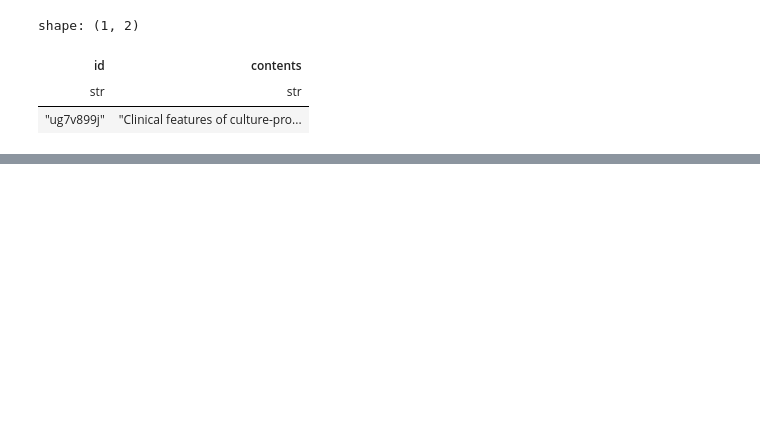
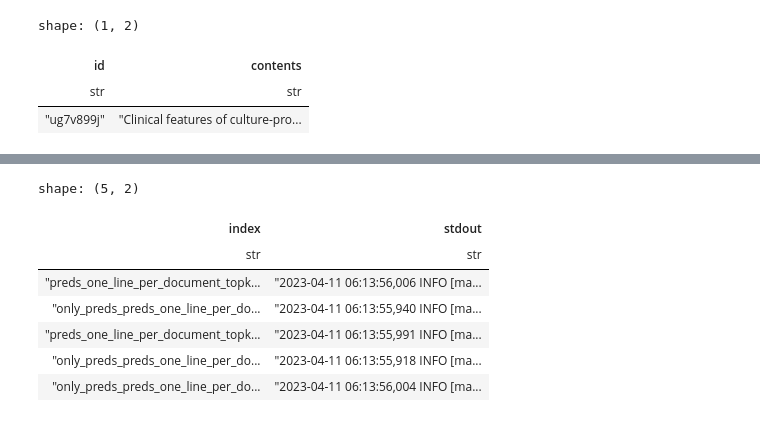
Before and after one commit to marcospiau/ia368-dd-dl4ir, a Jupyter notebook: aula05-doc2query/aula05_doc2query_indexing_eval.ipynb, the cells around one changed output, grey strips where cells are left out. Saved outputs shown, nothing was run; the diff lists cells and outputs as text; code cells hidden in the pictures; blank space fills up the shorter version.

```diff
--- a/aula05-doc2query/aula05_doc2query_indexing_eval.ipynb
+++ b/aula05-doc2query/aula05_doc2query_indexing_eval.ipynb
@@ -660,0 +713,31 @@ index_build_fns = {
+# %%
+import shlex
+import subprocess
+
+ANSERINI_INDEX_COLLECTION_BIN_PATH = 'anserini/target/appassembler/bin/IndexCollection'
+DEFAULT_INDEXING_FLAGS = (
+    '-collection JsonCollection -generator DefaultLuceneDocumentGenerator '
+    '-threads 1 -storePositions -storeDocvectors -storeRaw -optimize')
+def create_anserini_index(input_dir, output_dir, flags=DEFAULT_INDEXING_FLAGS):
+    """Index jsonl files using anserini.
+
+    Args:
+        input_dir: input dir with json corpus
+        output_dir: output_dir for index
+        flags (str): Flags to pass to IndexCollection binary
+
+    Returns:
+        command stdout
+    """
+    output = subprocess.check_output([
+        ANSERINI_INDEX_COLLECTION_BIN_PATH,
+        '-input', input_dir,
+        '-index', output_dir,
+        *shlex.split(flags)
+    ]).decode('utf-8')
+    return output
+# %%
+# args will be input_dir and output_dir
+index_args = list(map(lambda x: (x, Path('indexes', x.name)),
+                      Path('jsonl_for_indexing').iterdir()))
+index_args
@@ -660,0 +762,7 @@ index_build_fns = {
+# %%
+%%time
+!mkdir -pv indexes
+N_WORKERS = 16
+with mp.Pool(N_WORKERS) as pool:
+    print(f'Indexing using a process pool of {N_WORKERS} workers')
+    stdouts_indexing = pool.starmap(create_anserini_index, index_args)
@@ -660,0 +774,15 @@ index_build_fns = {
+# %%
+df_index_stdouts = pl.DataFrame([
+    pl.Series(list(map(lambda x: x[0].name, index_args))).alias('index'),
+    pl.Series(stdouts_indexing).alias('stdout')]
+)
+df_index_stdouts.head()
+# %% [output]
+shape: (5, 2)
+| index | stdout |
+| str | str |
+| "preds_one_line_per_document_topk... | "2023-04-11 06:13:56,006 INFO [ma... |
+| "only_preds_preds_one_line_per_do... | "2023-04-11 06:13:55,940 INFO [ma... |
+| "preds_one_line_per_document_topk... | "2023-04-11 06:13:55,991 INFO [ma... |
+| "only_preds_preds_one_line_per_do... | "2023-04-11 06:13:55,918 INFO [ma... |
+| "only_preds_preds_one_line_per_do... | "2023-04-11 06:13:56,004 INFO [ma... |
```
Also changed, not shown: parts of 49 cells of this notebook.
